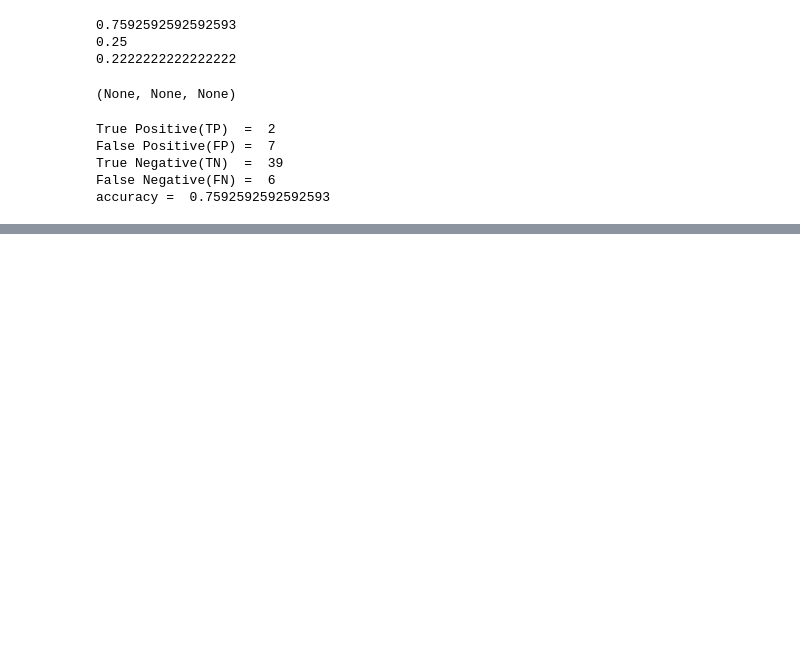
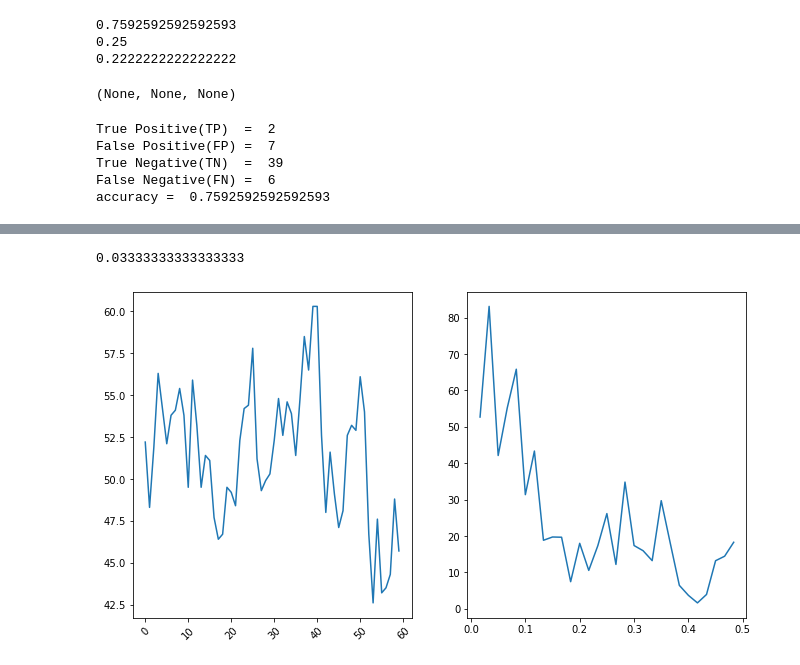
Before and after one commit to bayu-wilson/mini-projects, a Jupyter notebook: migraine_prediction/migraine.ipynb, the cells around one changed output, grey strips where cells are left out. Drawn from its saved outputs; the diff is of its cells as text; code cells hidden in the pictures; blank space fills up the shorter version.

```diff
--- a/migraine_prediction/migraine.ipynb
+++ b/migraine_prediction/migraine.ipynb
@@ -143,0 +189,17 @@ accuracy =  0.7592592592592593
+# %%
+from scipy.fft import fft, fftfreq
+time_series = np.asarray((df_draft["datetime"]-df_draft["datetime"][0]),float)/1e9/60/24/60
+y = df_draft["temp"].values
+N = len(x)
+timestep=time_series[1]-time_series[0]
+fig, ax = plt.subplots(1,2,figsize=(11,6))
+ax[0].plot(time_series,y)
+ax[0].tick_params(axis='x', labelrotation=45)
+
+xf = fftfreq(N, timestep)[:N//2]
+yf = np.abs(fft(y))[:N//2]
+ax[1].plot(xf[1:],yf[1:])
+1/30
+# %% [output]
+0.03333333333333333
+[figure, added]
```
Also changed, not shown: parts of 6 cells of this notebook.
